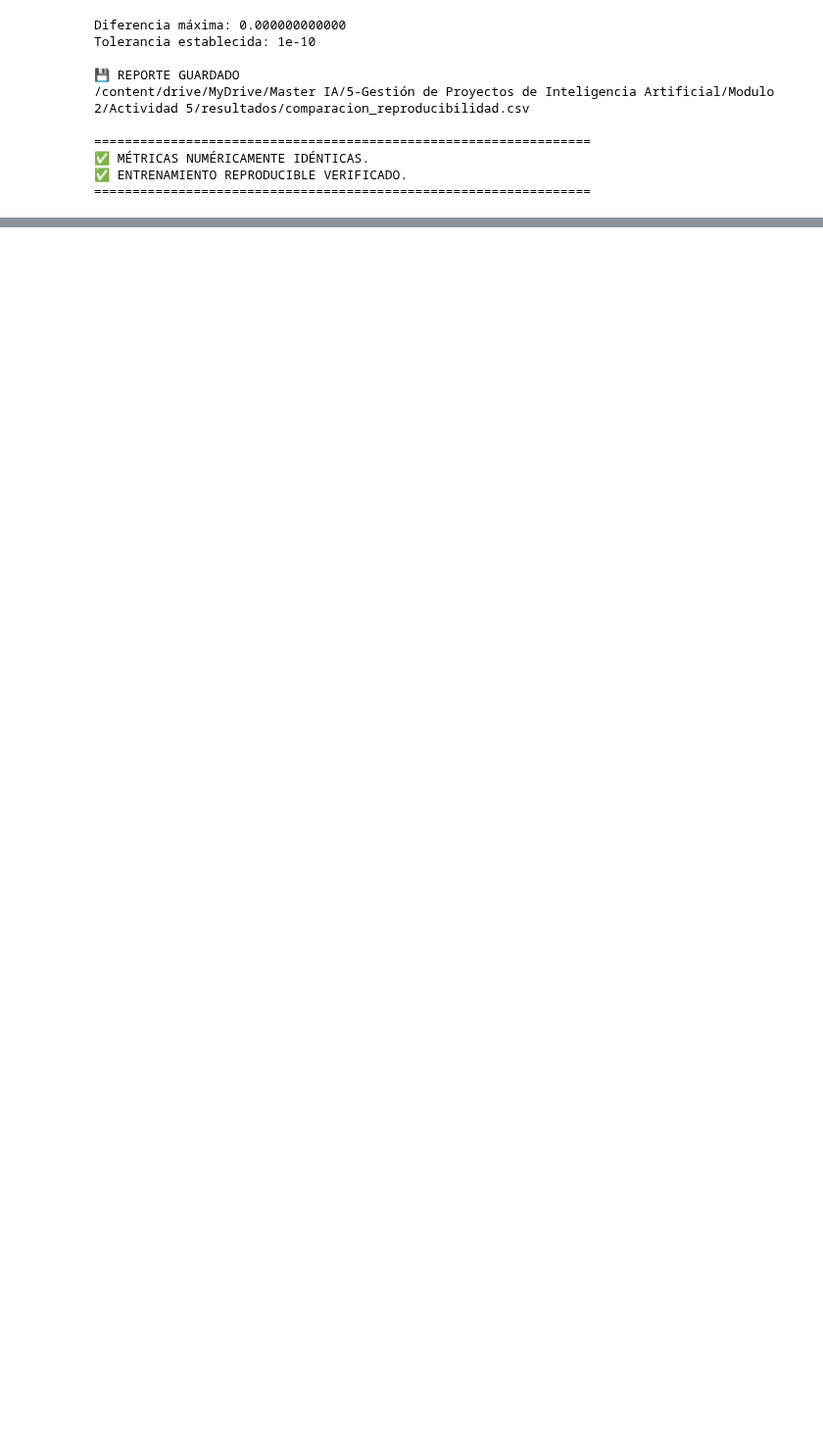
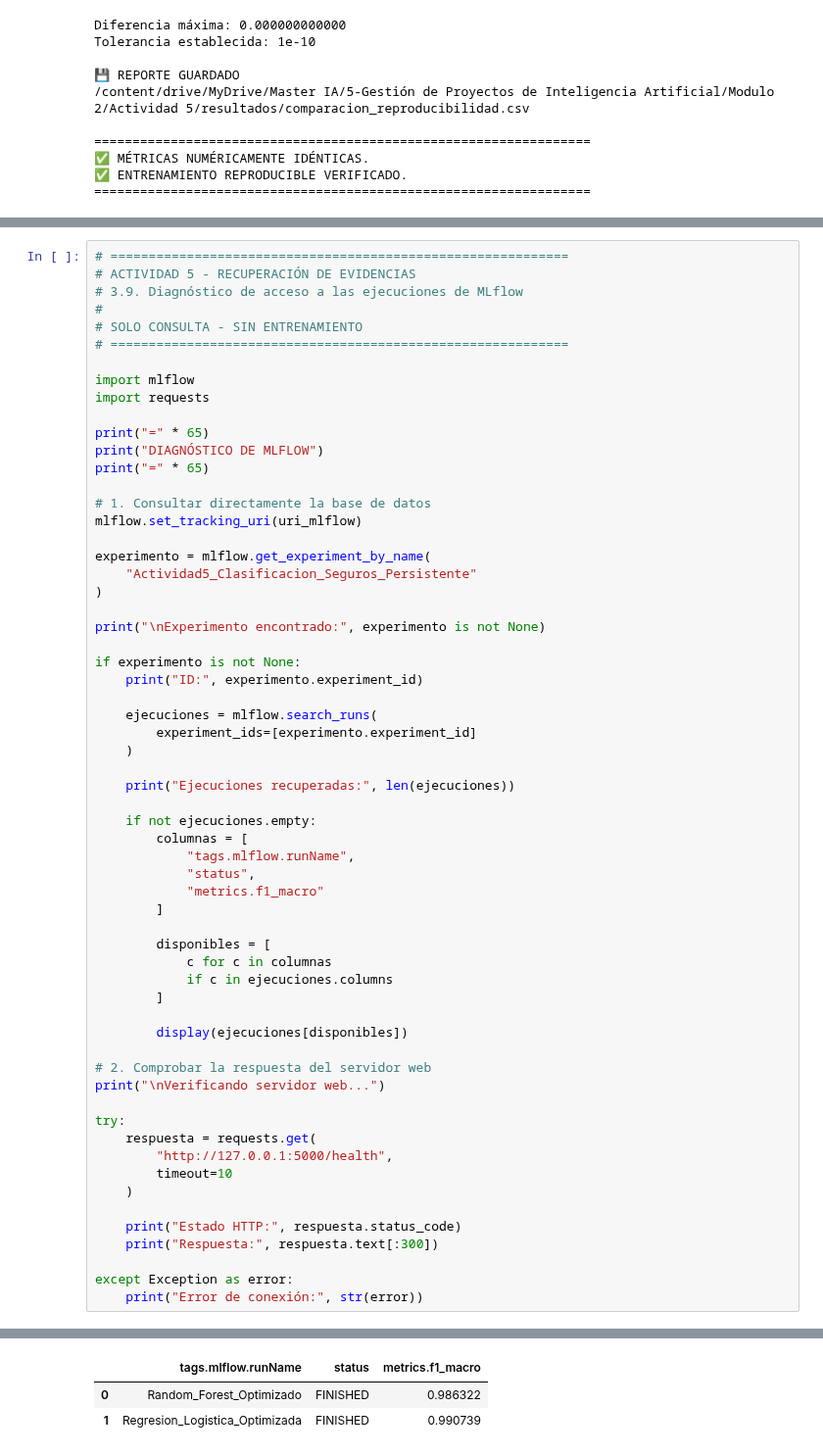
Before and after one commit to mauroene/asistente-seguros-ia, a Jupyter notebook: Actividad5/fuentes/entrena.ipynb, the cells around one changed output, grey strips where cells are left out. Shown at 98% size. Drawn from its saved outputs; the diff is of its cells as text; blank space fills up the shorter version.

Commit message:
Act notebook reg-verificación models Joblib MLflow
Actualizar notebook con registro y verificación de modelos Joblib en MLflow

```diff
--- a/Actividad5/fuentes/entrena.ipynb
+++ b/Actividad5/fuentes/entrena.ipynb
@@ -6361,0 +6499,62 @@ Tolerancia establecida: 1e-10
+# %%
+# ============================================================
+# ACTIVIDAD 5 - RECUPERACIÓN DE EVIDENCIAS
+# 3.9. Diagnóstico de acceso a las ejecuciones de MLflow
+#
+# SOLO CONSULTA - SIN ENTRENAMIENTO
+# ============================================================
+
+import mlflow
+import requests
+
+print("=" * 65)
+print("DIAGNÓSTICO DE MLFLOW")
+print("=" * 65)
+
+# 1. Consultar directamente la base de datos
+mlflow.set_tracking_uri(uri_mlflow)
+
+experimento = mlflow.get_experiment_by_name(
+    "Actividad5_Clasificacion_Seguros_Persistente"
+)
+
+print("\nExperimento encontrado:", experimento is not None)
+
+if experimento is not None:
+    print("ID:", experimento.experiment_id)
+
+    ejecuciones = mlflow.search_runs(
+        experiment_ids=[experimento.experiment_id]
+    )
+
+    print("Ejecuciones recuperadas:", len(ejecuciones))
+
+    if not ejecuciones.empty:
+        columnas = [
+            "tags.mlflow.runName",
+            "status",
+            "metrics.f1_macro"
+        ]
+
+        disponibles = [
+            c for c in columnas
+            if c in ejecuciones.columns
+        ]
+
+        display(ejecuciones[disponibles])
+
+# 2. Comprobar la respuesta del servidor web
+print("\nVerificando servidor web...")
+
+try:
+    respuesta = requests.get(
+        "http://127.0.0.1:5000/health",
+        timeout=10
+    )
+
+    print("Estado HTTP:", respuesta.status_code)
+    print("Respuesta:", respuesta.text[:300])
+
+except Exception as error:
+    print("Error de conexión:", str(error))
+# %% [output]
@@ -6361,0 +6568,3 @@ Tolerancia establecida: 1e-10
+|  | tags.mlflow.runName | status | metrics.f1_macro |
+| 0 | Random_Forest_Optimizado | FINISHED | 0.986322 |
+| 1 | Regresion_Logistica_Optimizada | FINISHED | 0.990739 |
```
Also changed, not shown: parts of 14 cells of this notebook.
